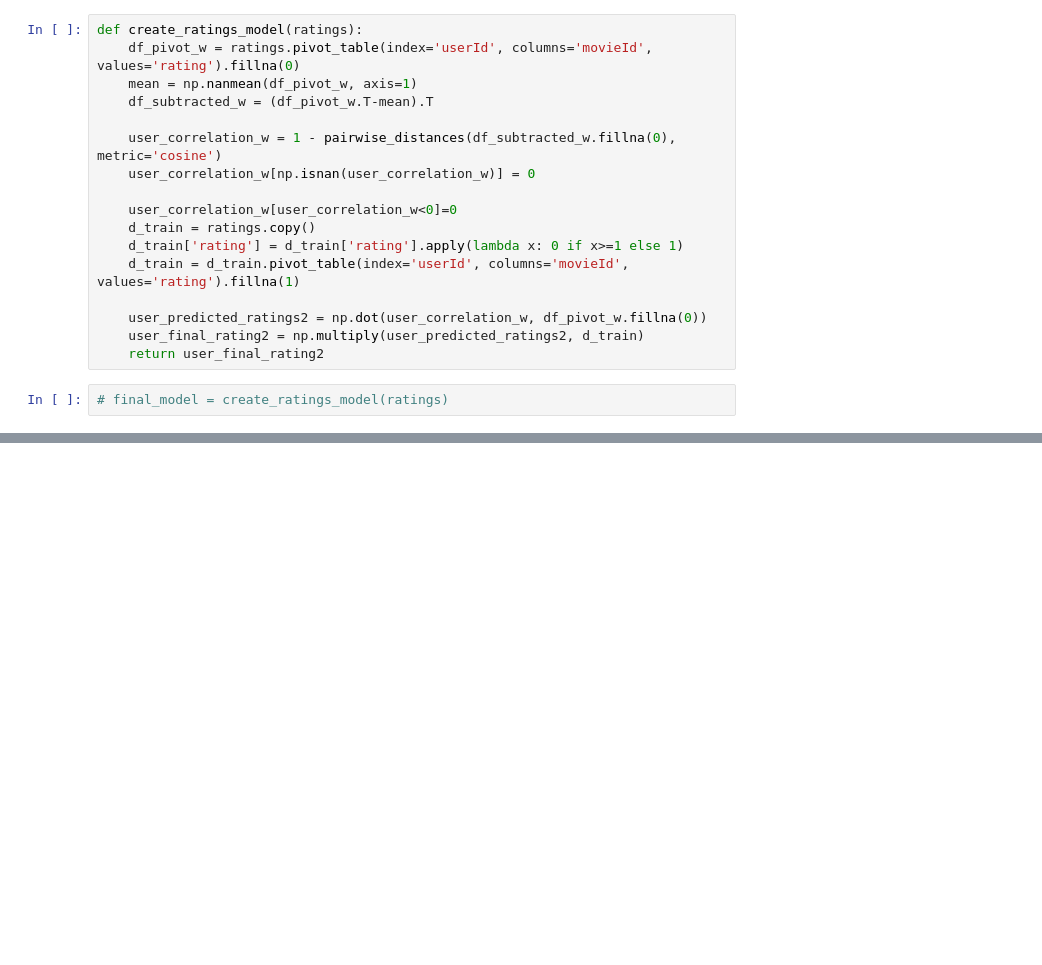
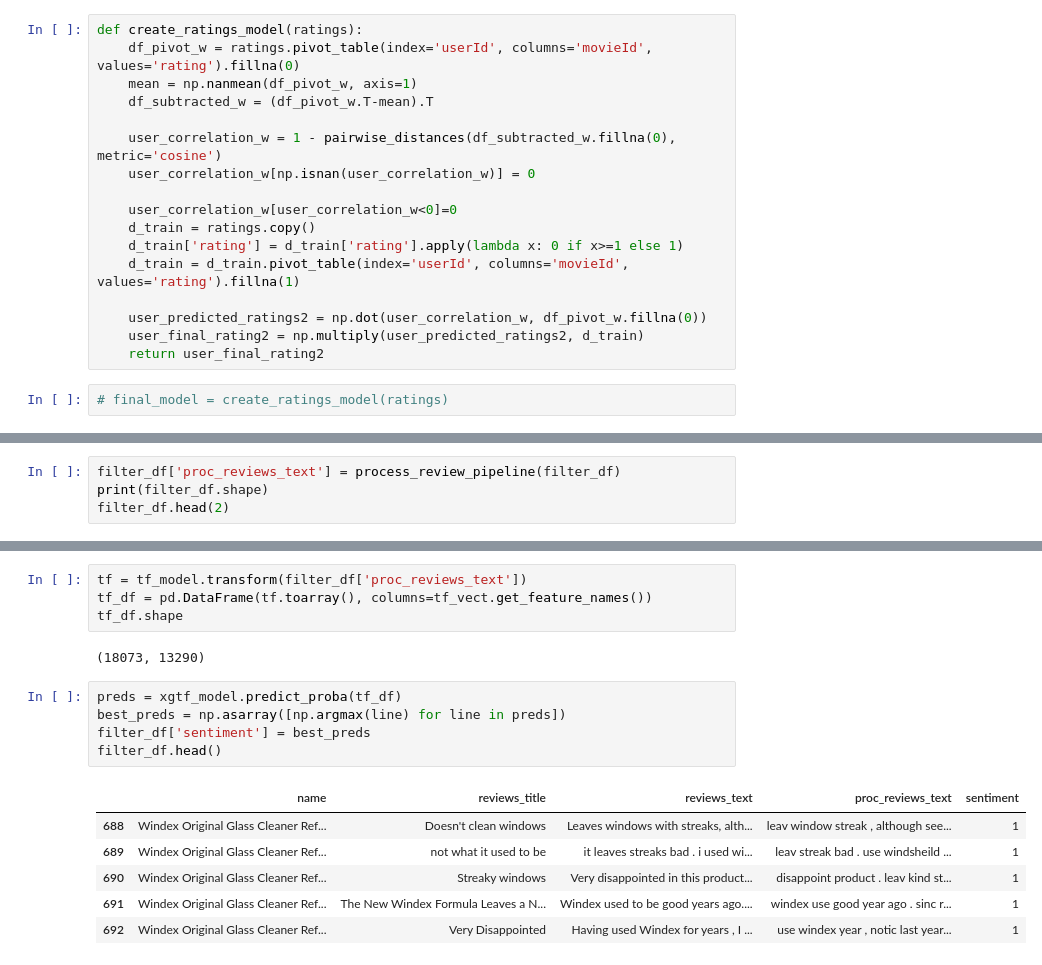
Before and after one commit to DaoodS/Machine_Learning_Projects, a Jupyter notebook: Project_12/Implementation/sentiment_analysis.ipynb, the cells around one changed output, grey strips where cells are left out. Saved outputs shown, nothing was run; the diff lists cells and outputs as text; blank space fills up the shorter version.

```diff
--- a/Project_12/Implementation/sentiment_analysis.ipynb
+++ b/Project_12/Implementation/sentiment_analysis.ipynb
@@ -1045,0 +1108,4 @@ filter_df.shape
+# %%
+filter_df['proc_reviews_text'] = process_review_pipeline(filter_df)
+print(filter_df.shape)
+filter_df.head(2)
@@ -1045,0 +1118,18 @@ filter_df.shape
+# %%
+tf = tf_model.transform(filter_df['proc_reviews_text'])
+tf_df = pd.DataFrame(tf.toarray(), columns=tf_vect.get_feature_names())
+tf_df.shape
+# %% [output]
+(18073, 13290)
+# %%
+preds = xgtf_model.predict_proba(tf_df)
+best_preds = np.asarray([np.argmax(line) for line in preds])
+filter_df['sentiment'] = best_preds
+filter_df.head()
+# %% [output]
+|  | name | reviews_title | reviews_text | proc_reviews_text | sentiment |
+| 688 | Windex Original Glass Cleaner Ref... | Doesn't clean windows | Leaves windows with streaks, alth... | leav window streak , although see... | 1 |
+| 689 | Windex Original Glass Cleaner Ref... | not what it used to be | it leaves streaks bad . i used wi... | leav streak bad . use windsheild ... | 1 |
+| 690 | Windex Original Glass Cleaner Ref... | Streaky windows | Very disappointed in this product... | disappoint product . leav kind st... | 1 |
+| 691 | Windex Original Glass Cleaner Ref... | The New Windex Formula Leaves a N... | Windex used to be good years ago.... | windex use good year ago . sinc r... | 1 |
+| 692 | Windex Original Glass Cleaner Ref... | Very Disappointed | Having used Windex for years , I ... | use windex year , notic last year... | 1 |
```
Also changed, not shown: parts of 27 cells of this notebook, 8 other files.
